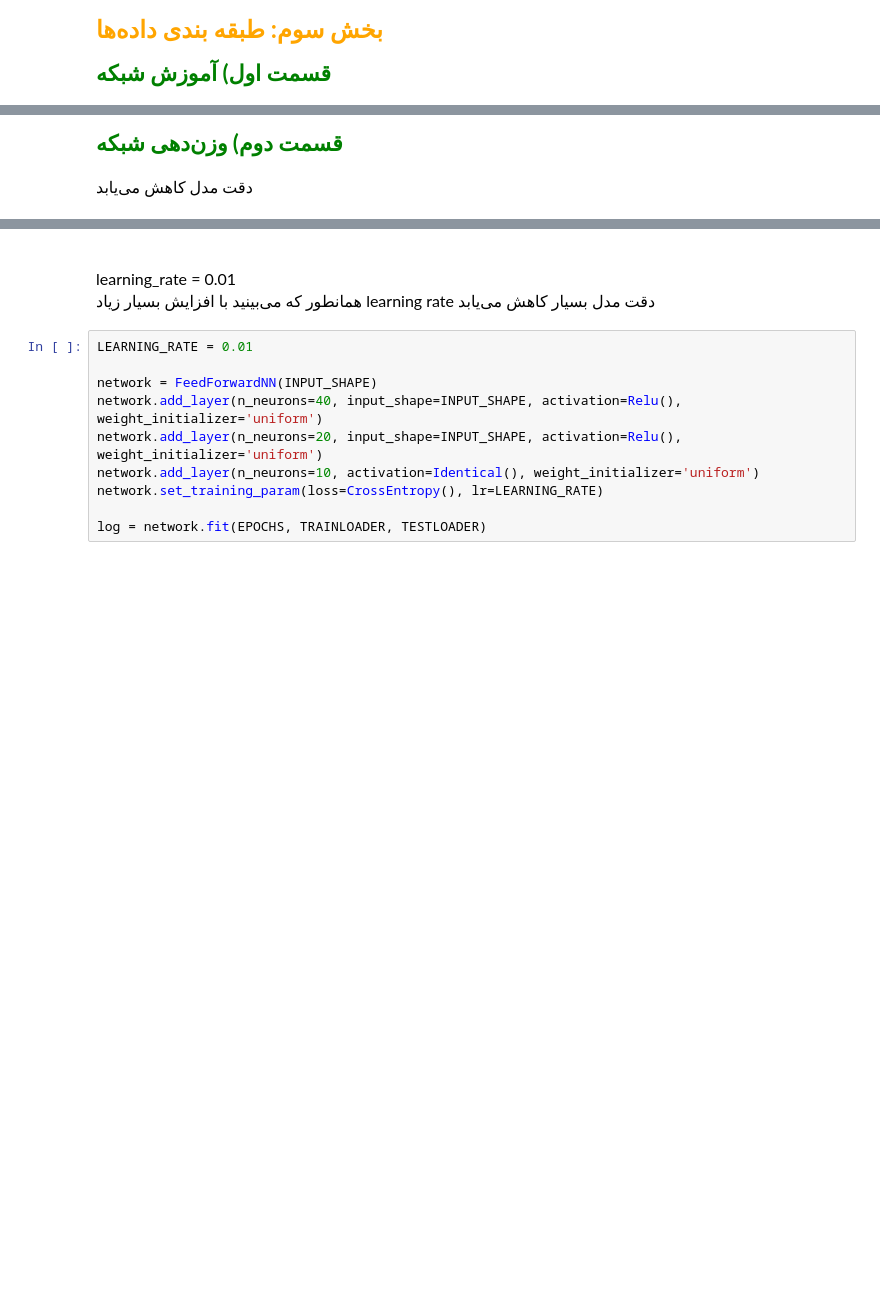
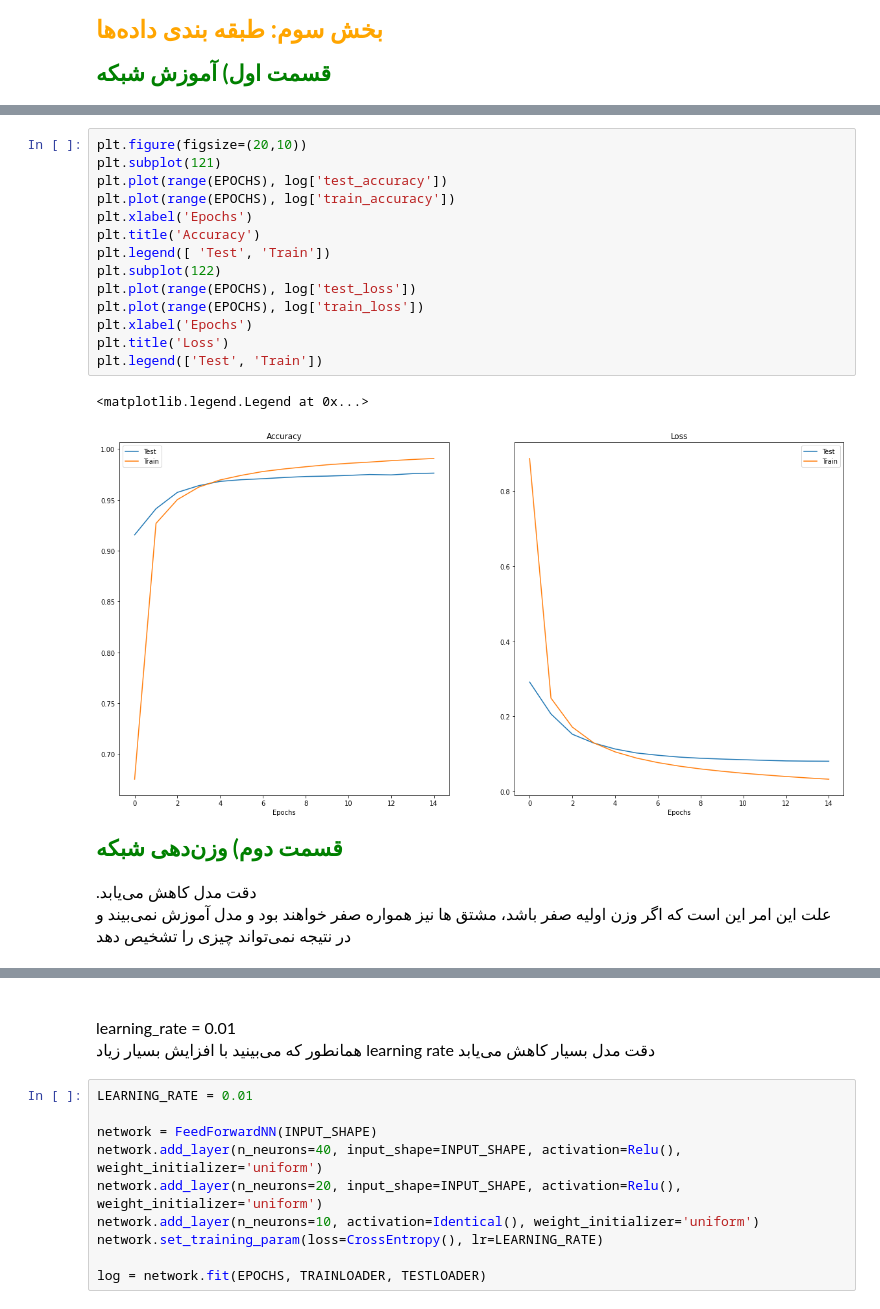
Before and after one commit to Moein-Karami/Artificial_Intelegent, a Jupyter notebook: CA5_Neural-Networks/Phase1/Codes.ipynb, the cells around one changed output, grey strips where cells are left out. Saved outputs shown, nothing was run; the diff lists cells and outputs as text; blank space fills up the shorter version.

```diff
--- a/CA5_Neural-Networks/Phase1/Codes.ipynb
+++ b/CA5_Neural-Networks/Phase1/Codes.ipynb
@@ -1217,3 +1210,20 @@ Epoch 15:
+# %%
+plt.figure(figsize=(20,10))
+plt.subplot(121)
+plt.plot(range(EPOCHS), log['test_accuracy'])
+plt.plot(range(EPOCHS), log['train_accuracy'])
+plt.xlabel('Epochs')
+plt.title('Accuracy')
+plt.legend([ 'Test', 'Train'])
+plt.subplot(122)
+plt.plot(range(EPOCHS), log['test_loss'])
+plt.plot(range(EPOCHS), log['train_loss'])
+plt.xlabel('Epochs')
+plt.title('Loss')
+plt.legend(['Test', 'Train'])
+# %% [output]
+<matplotlib.legend.Legend at 0x...>
+[figure, added]
 # %% [markdown]
 <html>
     <div dir = "rtl" style="font-size: 22px; color: green">
@@ -1223,7 +1233,9 @@ Epoch 15:
     </div>
     <div dir = "rtl" style = "font-size: 16px">
         <br>
-        دقت مدل کاهش می‌یابد
+        .دقت مدل کاهش می‌یابد
+        <br>
+        علت این امر این است که اگر وزن اولیه صفر باشد، مشتق ها نیز همواره صفر خواهند بود و مدل آموزش نمی‌بیند و در نتیجه نمی‌تواند چیزی را تشخیص دهد
     </div>
 </html>
 # %%
```
Also changed, not shown: parts of 36 cells of this notebook, 2 other files.
